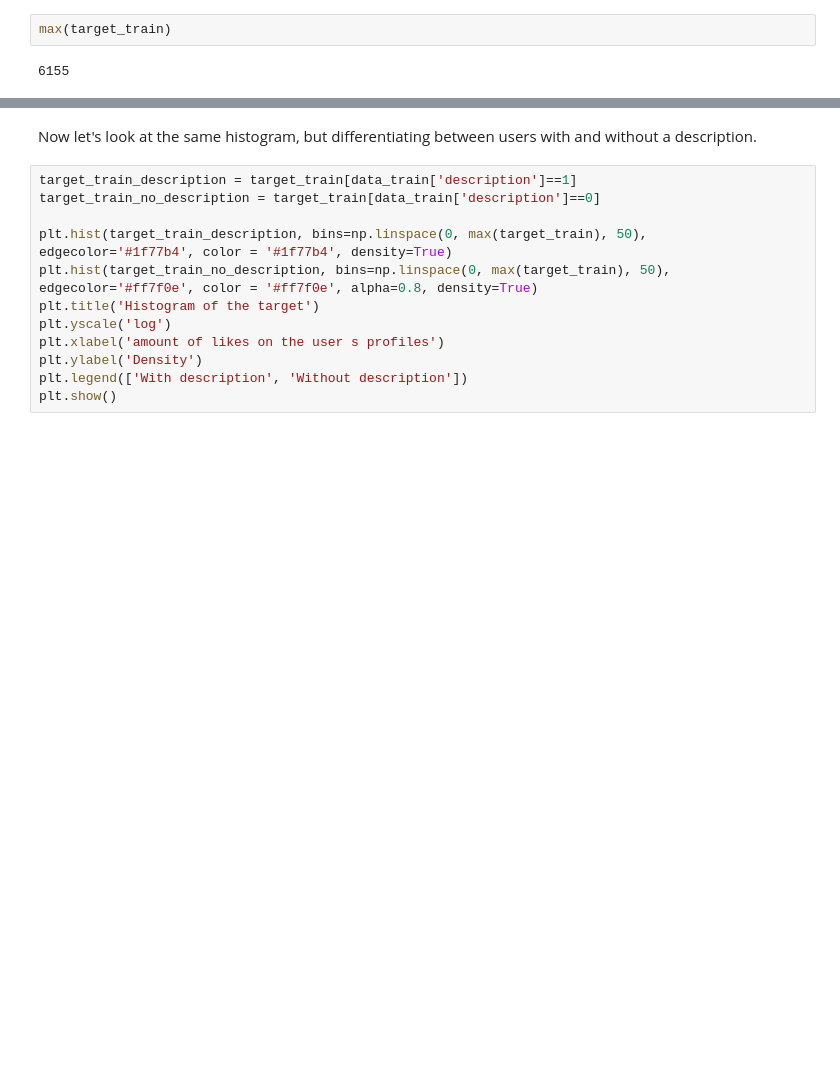
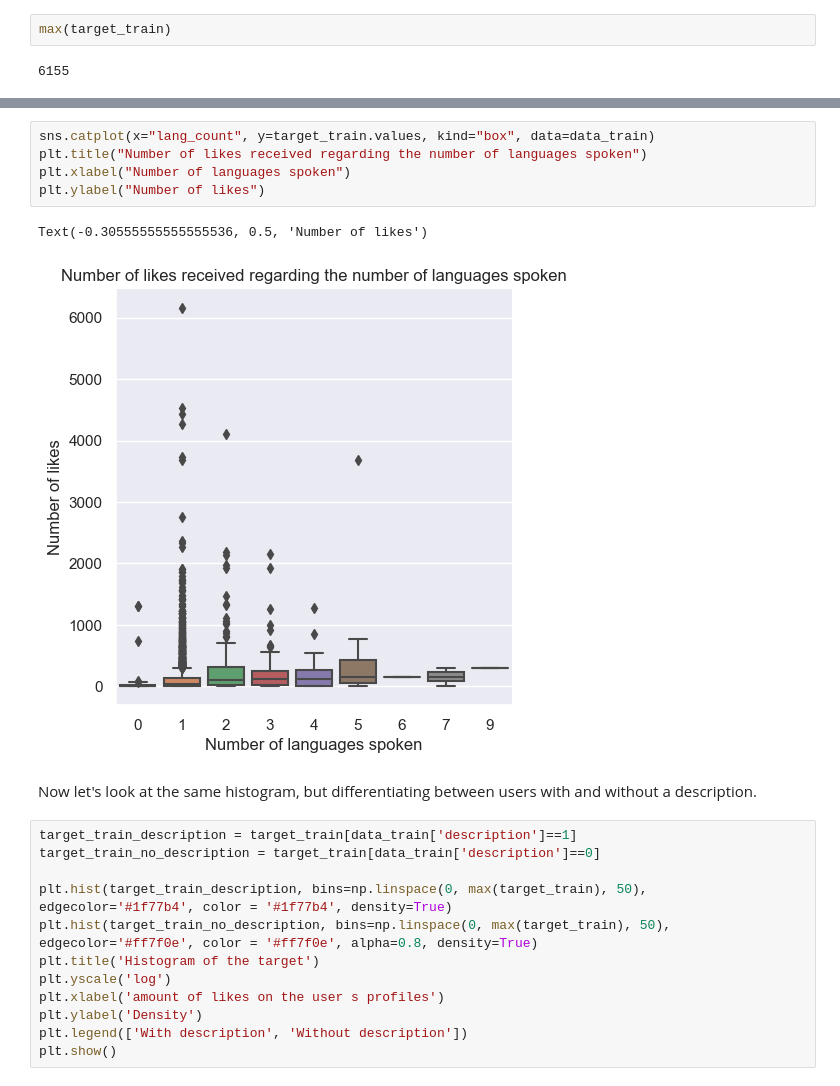
Before and after one commit to JstLearning/dating_app, a Jupyter notebook: dating_app_starting_kit.ipynb, the cells around one changed output, grey strips where cells are left out. Drawn from its saved outputs; the diff is of its cells as text; blank space fills up the shorter version.

Commit message:
details plot + markdown above plot

```diff
--- a/dating_app_starting_kit.ipynb
+++ b/dating_app_starting_kit.ipynb
@@ -337,3 +336,11 @@ max(target_train)
+# %%
+sns.catplot(x="lang_count", y=target_train.values, kind="box", data=data_train)
+plt.title("Number of likes received regarding the number of languages spoken")
+plt.xlabel("Number of languages spoken")
+plt.ylabel("Number of likes")
+# %% [output]
+Text(-0.30555555555555536, 0.5, 'Number of likes')
+[figure, added]
 # %% [markdown]
 Now let's look at the same histogram, but differentiating between users with and without a description.
 # %%
```
Also changed, not shown: parts of 26 cells of this notebook.
